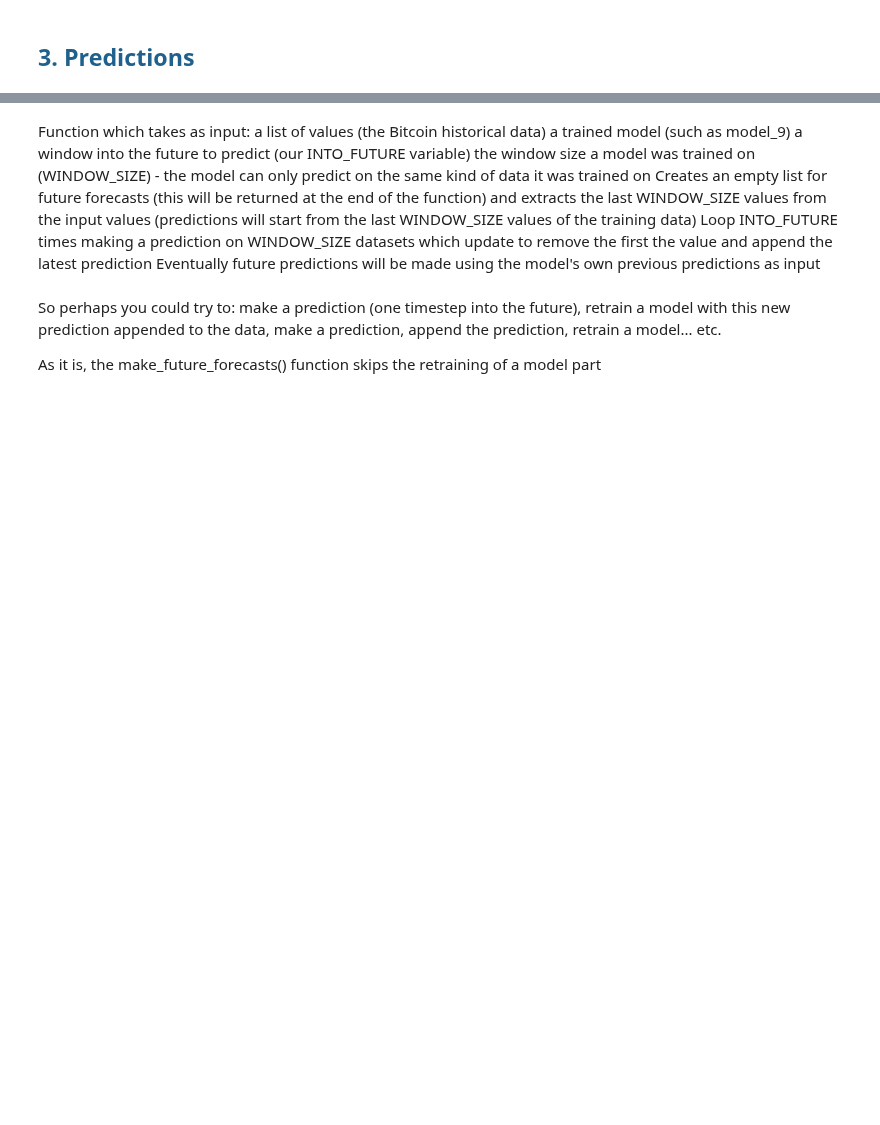
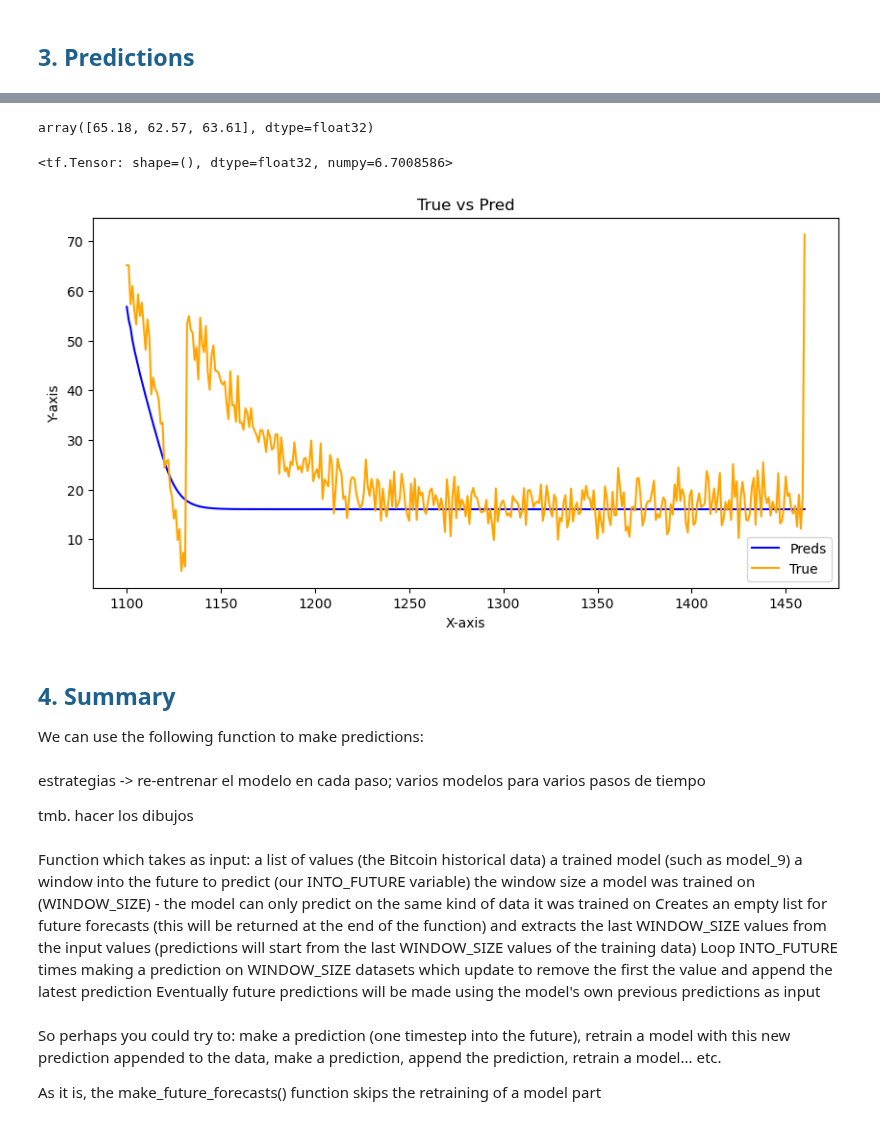
Before and after one commit to MNGARCIA085/Time-Series-with-Deep-Leaning, a Jupyter notebook: Base/Predictions.ipynb, the cells around one changed output, grey strips where cells are left out. Cells and saved outputs as stored; diff of their text form; code cells hidden in the pictures; blank space fills up the shorter version.

```diff
--- a/Base/Predictions.ipynb
+++ b/Base/Predictions.ipynb
@@ -226,0 +250,5 @@ La idea es tomar la ventana inicial, que corresponderá a los últimos valores (
+# %%
+# let's generate a few predictions
+initial_window = np.array([53.53772,   54.78016,   62.50613])
+
+forecast(model, initial_window, into_future, True)
@@ -226,0 +374,33 @@ La idea es tomar la ventana inicial, que corresponderá a los últimos valores (
+# %%
+series_train[-G.WINDOW_SIZE:]
+# %% [output]
+array([65.18, 62.57, 63.61], dtype=float32)
+# %%
+preds = forecast(model2, series_train[-G.WINDOW_SIZE:], len(series_valid))
+# %%
+# Calculate MAE directly using the metric function
+mae = tf.keras.metrics.mean_absolute_error(series_valid, preds)
+mae
+# %% [output]
+<tf.Tensor: shape=(), dtype=float32, numpy=6.7008586>
+# %%
+# Plotting
+plt.figure(figsize=(10, 5))  # Optional: Set the figure size
+plt.plot(time_valid, preds, label='Preds', color='blue')  # Plot the first array
+plt.plot(time_valid, series_valid, label='True', color='orange')  # Plot the second array
+
+# Adding labels and title
+plt.xlabel('X-axis')
+plt.ylabel('Y-axis')
+plt.title('True vs Pred')
+plt.legend()  # Show legend
+
+# Show the plot
+plt.show()
+# %% [output]
+[figure, added]
+# %% [markdown]
+<a name="4"></a>
+## <font color='#1f618d'> <b> 4. Summary </font> </b>
+
+We can use the following function to make predictions:
@@ -227,3 +447,8 @@ La idea es tomar la ventana inicial, que corresponderá a los últimos valores (
+# %% [markdown]
+estrategias -> re-entrenar el modelo en cada  paso; varios modelos para varios pasos de tiempo
+
+
+tmb. hacer los dibujos
 # %%
 # How many timesteps to predict into the future?
 INTO_FUTURE = 14 # since our Bitcoin data is daily, this is for 14 days
```
Also changed, not shown: parts of 24 cells of this notebook.
